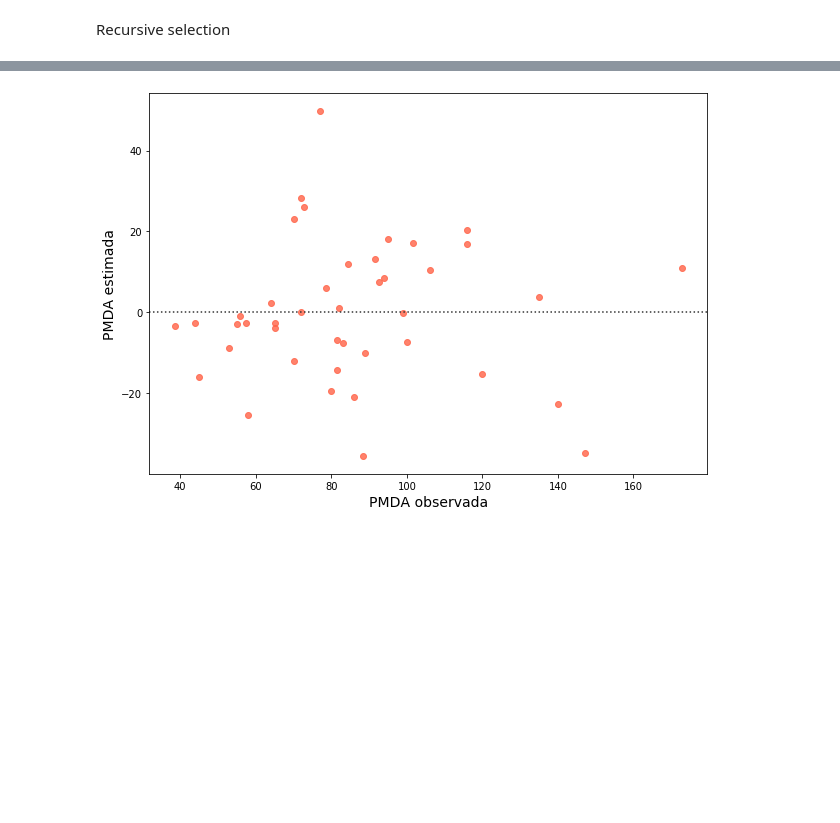
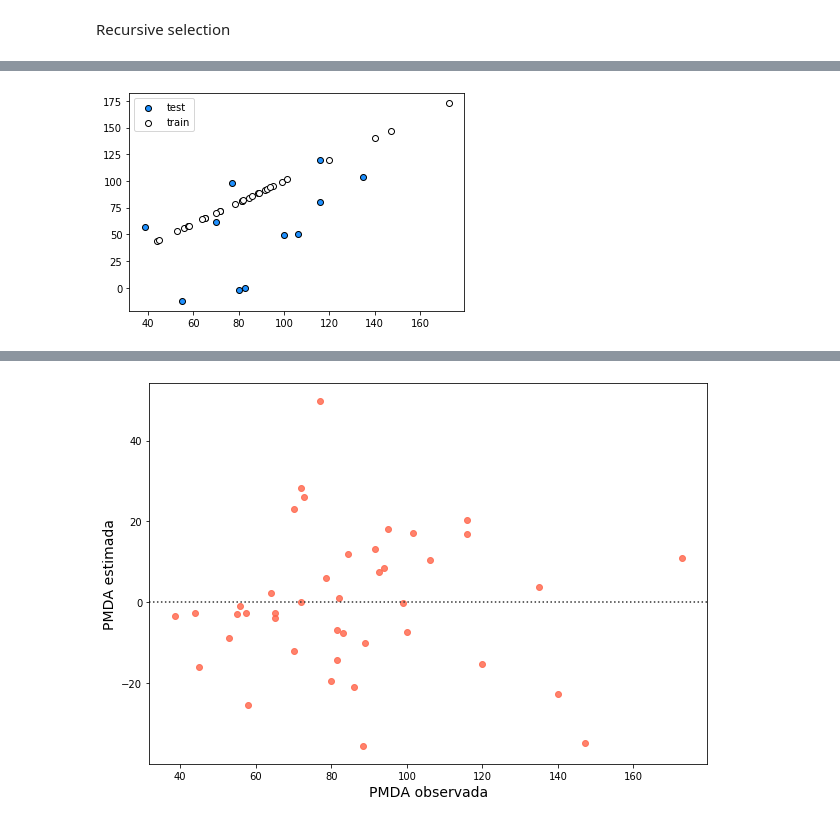
Before and after one commit to gringonivoli/diplo2020-mentoria-prediccion-lluvias-extremas, a Jupyter notebook: TP3_Alessio.ipynb, the cells around one changed output, grey strips where cells are left out. Saved outputs shown, nothing was run; the diff lists cells and outputs as text; code cells hidden in the pictures; blank space fills up the shorter version.

```diff
--- a/TP3_Alessio.ipynb
+++ b/TP3_Alessio.ipynb
@@ -726,0 +755,37 @@ selected_feature = names[fit.support_]
+# %%
+from sklearn.linear_model import LinearRegression
+model = LinearRegression()
+fitted_model = model.fit(X_train, y_train)
+# %%
+from sklearn.metrics import r2_score, median_absolute_error, mean_absolute_error
+from sklearn.metrics import median_absolute_error, mean_squared_error, mean_squared_log_error
+
+def mean_absolute_percentage_error(y_true, y_pred):
+    return np.mean(np.abs((y_true - y_pred) / y_true)) * 100
+
+y_train_pred = fitted_model.predict(X_train)
+y_test_pred = fitted_model.predict(X_test)
+
+mae_tr = mean_absolute_error(y_train, y_train_pred)
+mae_ts = mean_absolute_error(y_test, y_test_pred)
+
+print(f'MAE: Train error: {mae_tr}')
+print(f'MAE: Test error: {mae_ts}', '\n')
+
+r2_tr = r2_score(y_train, y_train_pred)
+r2_ts = r2_score(y_test, y_test_pred)
+
+print(f'R2: Train error: {r2_tr}')
+print(f'R2: Test error: {r2_ts}', '\n')
+
+median_abs_error_tr = median_absolute_error(y_train, y_train_pred)
+median_abs_error_ts = median_absolute_error(y_test, y_test_pred)
+
+print(f'Median Absolute Error: Train error: {median_abs_error_tr}')
+print(f'Median Absolute Error: Test error: {median_abs_error_ts}', '\n')
+
+mean_sq_error_tr = mean_squared_error(y_train, y_train_pred)
+mean_sq_error_ts = mean_squared_error(y_test, y_test_pred)
+
+print(f'Median Absolute Error: Train error: {mean_sq_error_tr}')
+print(f'Median Absolute Error: Test error: {mean_sq_error_ts}', '\n')
@@ -726,0 +804,10 @@ selected_feature = names[fit.support_]
+# %%
+plt.scatter(y_test, y_test_pred, facecolor="dodgerblue", edgecolor="k", label="test")
+plt.scatter(y_train, y_train_pred, facecolor="white", edgecolor="k", label="train")
+#plt.plot(y, fitted_model.predict(X), color = 'red')
+#plt.plot(y_train, y_train_pred, color="tomato", label="modelo")
+#plt.title(feature)
+plt.legend()
+plt.show()
+# %% [output]
+[figure, added]
```
Also changed, not shown: parts of 18 cells of this notebook.
